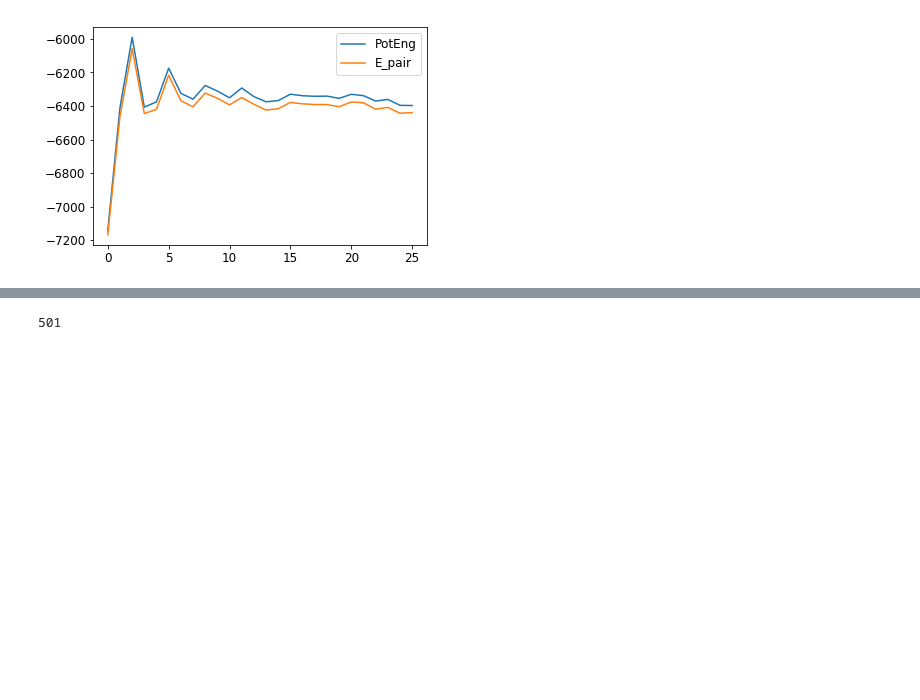
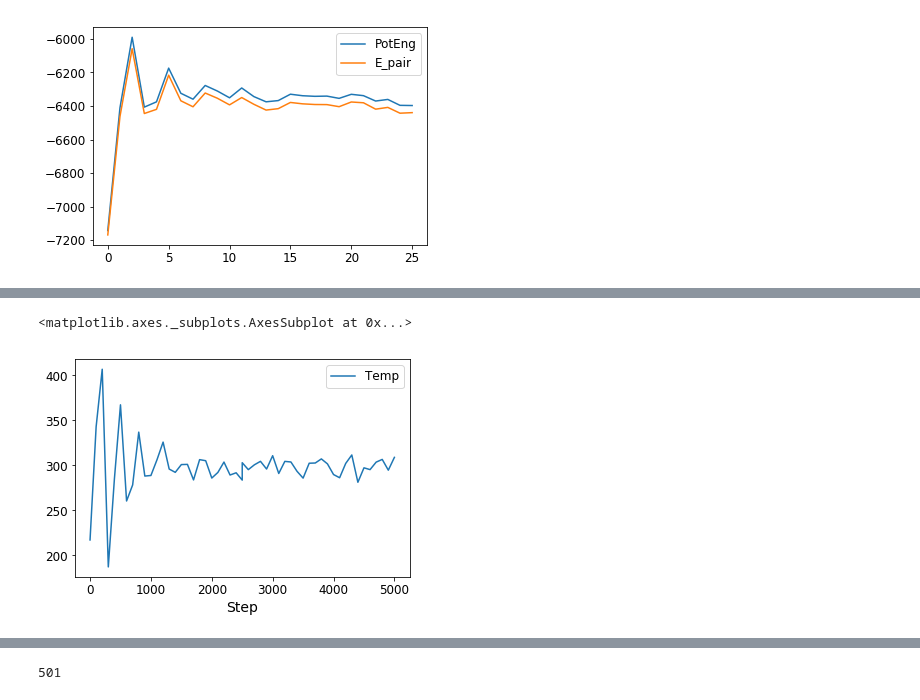
Before and after one commit to jotelha/jlhphd, a Jupyter notebook: postprocessing.ipynb, the cells around one changed output, grey strips where cells are left out. Drawn from its saved outputs; the diff is of its cells as text; code cells hidden in the pictures; blank space fills up the shorter version.

```diff
--- a/postprocessing.ipynb
+++ b/postprocessing.ipynb
@@ -251,0 +278,4 @@ nvtEquilibration_thermo_pd[["PotEng","E_pair"]].plot()
+# %%
+equilibration_pd = pd.concat([nvtEquilibration_thermo_pd,nptEquilibration_thermo_pd])
+# %%
+equilibration_pd.set_index("Step",inplace=True)
@@ -251,0 +287,5 @@ nvtEquilibration_thermo_pd[["PotEng","E_pair"]].plot()
+# %%
+equilibration_pd[["Temp"]].plot()
+# %% [output]
+<matplotlib.axes._subplots.AxesSubplot at 0x...>
+[figure, added]
```
Also changed, not shown: parts of 13 cells of this notebook, 9 other files.
